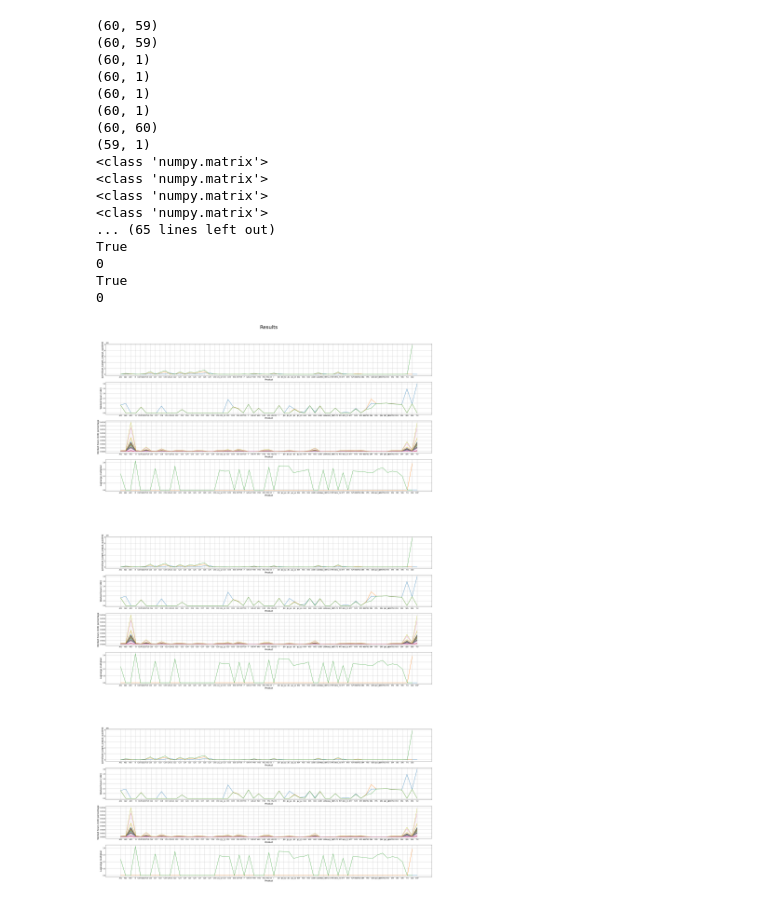
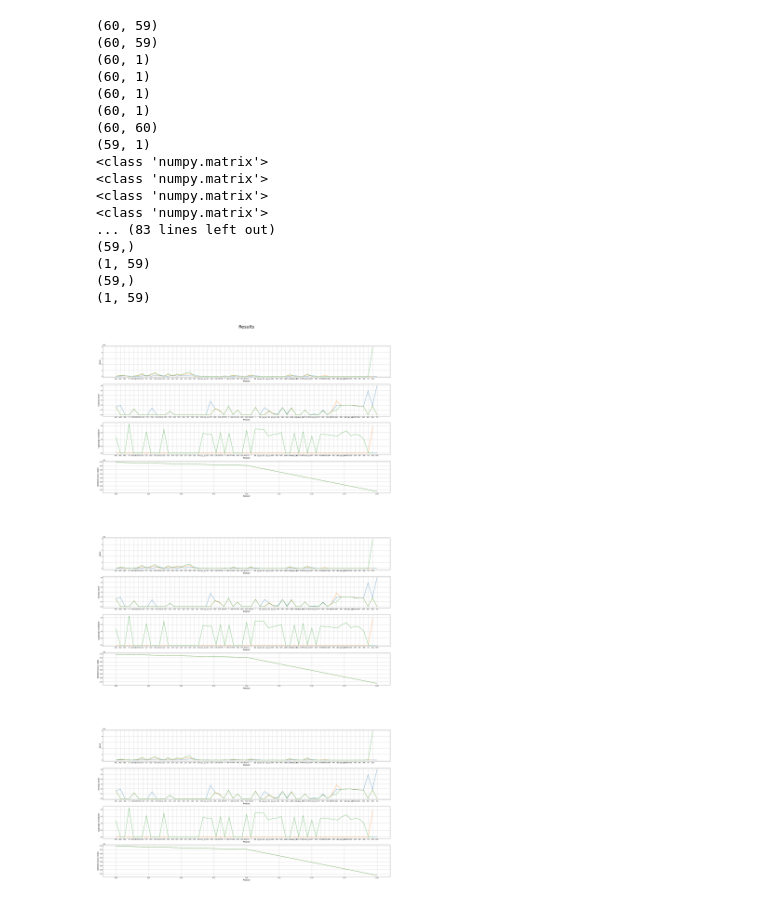
Before and after one commit to lokehagberg/rhp, a Jupyter notebook: simulations/Sweden/2016.ipynb, the cells around one changed output. Drawn from its saved outputs; the diff is of its cells as text; code cells hidden in the pictures.

```diff
--- a/simulations/Sweden/2016.ipynb
+++ b/simulations/Sweden/2016.ipynb
@@ -22,12 +22,6 @@ def zdivide(x, y):
 #List constructor
 def matrix_list_maker(x, y):
     return ([np.matrix(x)]*y)
-
-#Reshapers
-def reshape_col(x):
-    return(x.reshape([-1,1]).reshape([1,-1]))
-def reshape_row(x):
-    return(x.reshape([1,-1]).reshape([-1,1]))
 
 # Generates a 2D list of values from an xlsx file, reading left to right, top to bottom.
 class Sheet:
@@ -114,71 +108,73 @@ plan_outcome = plan(time_steps=time_steps, planning_horizon=planning_horizon, pr
 result_list = plan_outcome[0]
 lagrange_list = plan_outcome[1]
 slack_list = plan_outcome[2]
-for T in range(time_steps):
-    x = np.array_split(result_list[T], planning_horizon)
-    l = np.array_split(lagrange_list[T], planning_horizon)
-    s = np.array_split(slack_list[T], planning_horizon)
 
 plt.style.use('_mpl-gallery')
 fig = plt.figure(figsize=(30, 180))
 fig.suptitle('Results', fontsize=32)
 gs = gridspec.GridSpec(5 * time_steps * planning_horizon, 1)
 
-labels = ['overshoot_target_output_quotient',
-            'Worked hours (10K)',
-            'Worked hours (10K) percentage',
-            'Lagrange multiplier']
+labels = ['Slack',
+            'Activity level',
+            'Lagrange multiplier',
+            'Worked hours (10K)']
 
 for i in range(time_steps):
+
+    resulting_worked_hours = []
+    for j in range(planning_horizon):
+        resulting_worked_hours.append(np.matmul(worked_hours.reshape([1,-1]), x[j]))
+
     ax = fig.add_subplot(gs[i * 5 + 1, 0])
     ax.set_xlabel('Product', fontsize=14)
     ax.set_ylabel(labels[0], fontsize=14)
     ax.set_xticks(range(supply_use_list[i].shape[0]), sector_with_all_outputs_input)
     for j in range(planning_horizon):
-        l = np.array_split(slack_list[i], planning_horizon)
+        s = np.array_split(slack_list[i], planning_horizon)
         ax.plot(range(s[j].shape[0]), s[j])
 
     ax = fig.add_subplot(gs[i * 5 + 2, 0])
     ax.set_xlabel('Product', fontsize=14)
     ax.set_ylabel(labels[1], fontsize=14)
     ax.set_xticks(range(supply_use_list[i].shape[1]), sector_name_input)
     for j in range(planning_horizon):
         x = np.array_split(result_list[i], planning_horizon)
         ax.plot(range(x[j].shape[0]), x[j])
 
     ax = fig.add_subplot(gs[i * 5 + 3, 0])
     ax.set_xlabel('Product', fontsize=14)
     ax.set_ylabel(labels[2], fontsize=14)
-    ax.set_xticks(range(supply_use_list[i].shape[1]), sector_name_input)
-    for j in range(planning_horizon):
-        x = np.array_split(result_list[i], planning_horizon)
-        ax.plot(range(x[j].shape[0]), x[j] / worked_hours)
-
-    ax = fig.add_subplot(gs[i * 5 + 4, 0])
-    ax.set_xlabel('Product', fontsize=14)
-    ax.set_ylabel(labels[3], fontsize=14)
     ax.set_xticks(range(len(sector_with_all_outputs_and_EXP)), sector_with_all_outputs_and_EXP)
     for j in range(planning_horizon):
         l = np.array_split(lagrange_list[i], planning_horizon)
         ax.plot(range(l[j].shape[0]), l[j])
 
+    ax = fig.add_subplot(gs[i * 5 + 4, 0])
+    ax.set_xlabel('Product', fontsize=14)
+    ax.set_ylabel(labels[3], fontsize=14)
+    for j in range(planning_horizon):
+        x = np.array_split(result_list[i], planning_horizon)
+        print(x[0].shape)
+        print(worked_hours.reshape([1,-1]).shape)
+        ax.plot(range(planning_horizon), resulting_worked_hours)
+
 plt.show()
 # %% [output]
 (60, 59)
 (60, 59)
 (60, 1)
 (60, 1)
 (60, 1)
 (60, 1)
 (60, 60)
 (59, 1)
 <class 'numpy.matrix'>
 <class 'numpy.matrix'>
 <class 'numpy.matrix'>
 <class 'numpy.matrix'>
-... (65 lines left out)
-True
-0
-True
-0
+... (83 lines left out)
+(59,)
+(1, 59)
+(59,)
+(1, 59)
-[figure, old version]
+[figure, new version]
```
